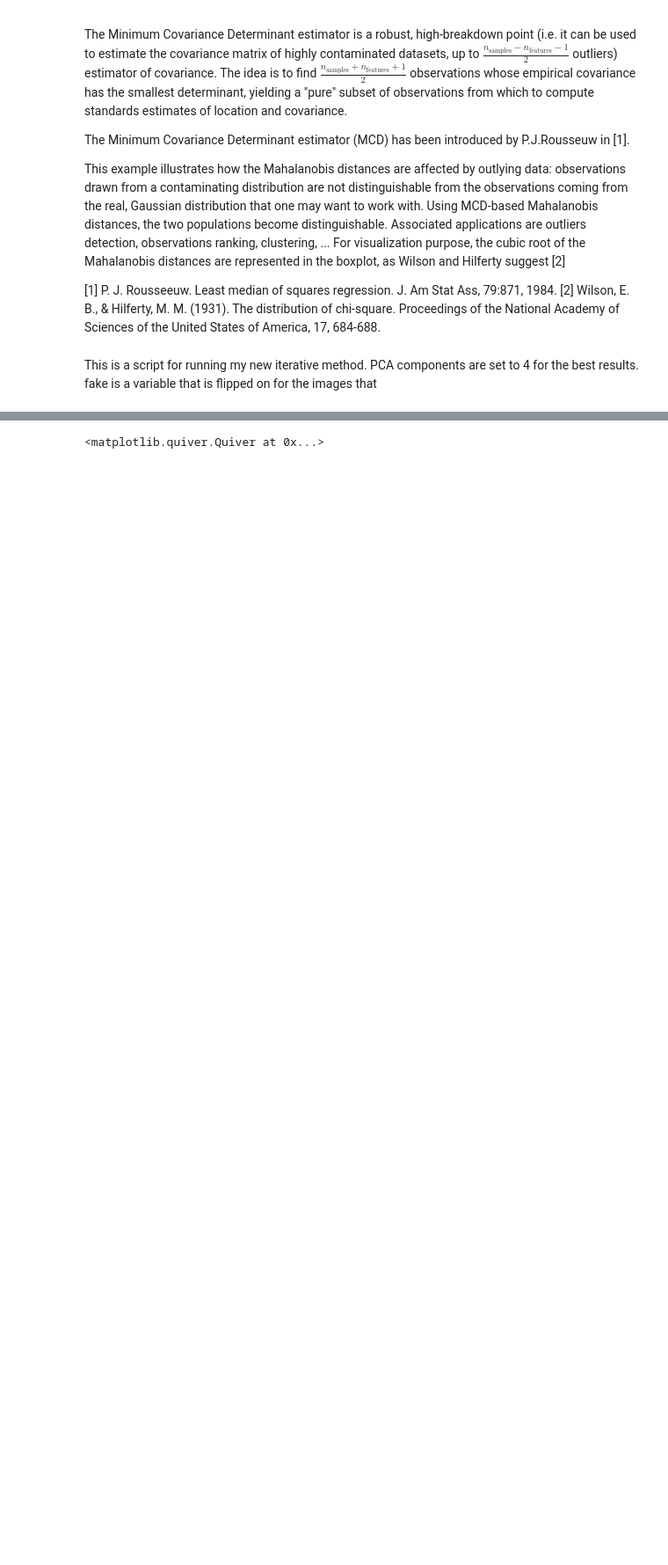
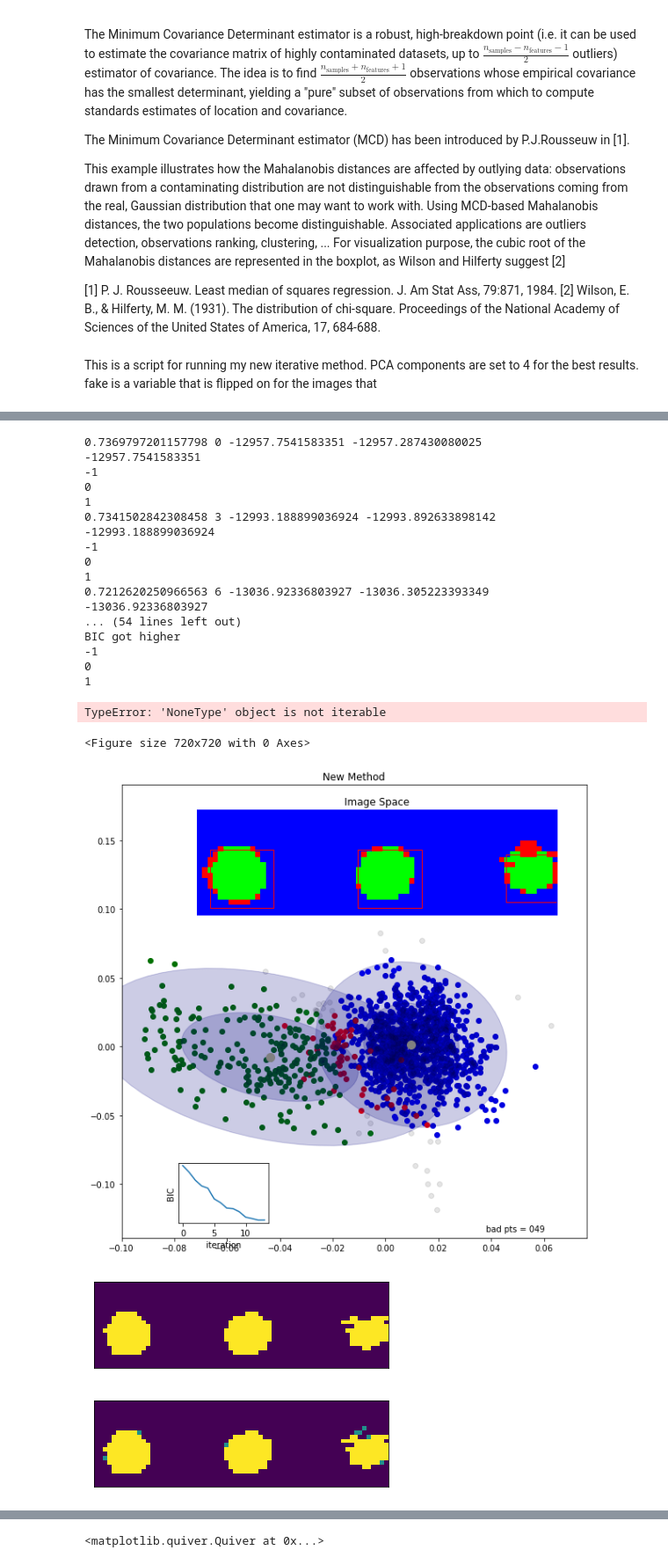
Before and after one commit to jerichooconnell/hdbscan, a Jupyter notebook: notebooks/plot_mahalanobis_distances.ipynb, the cells around one changed output, grey strips where cells are left out. Shown at 88% size. Saved outputs shown, nothing was run; the diff lists cells and outputs as text; code cells hidden in the pictures; blank space fills up the shorter version.

```diff
--- a/notebooks/plot_mahalanobis_distances.ipynb
+++ b/notebooks/plot_mahalanobis_distances.ipynb
@@ -64,4 +61,31 @@ The autoreload extension is already loaded. To reload it, use:
 # %%
 I = I_gmm()
+# %%
+arrowsU,arrowV = I.iterative_gmm(dataset='pp',savegif=True,title='01_good_run',
+                binary=True,mode='gauss',mode2='gmm',red='ica',nc = 2,v_and_1=True,
+                n_components=2,maxiter=20,thresh=0.97,covt='full')
+# %% [output]
+0.7369797201157798 0 -12957.7541583351 -12957.287430080025
+-12957.7541583351
+-1
+0
+1
+0.7341502842308458 3 -12993.188899036924 -12993.892633898142
+-12993.188899036924
+-1
+0
+1
+0.7212620250966563 6 -13036.92336803927 -13036.305223393349
+-13036.92336803927
+... (54 lines left out)
+BIC got higher
+-1
+0
+1
+TypeError: 'NoneType' object is not iterable
+<Figure size 720x720 with 0 Axes>
+[figure, added]
+[figure, added]
+[figure, added]
 # %%
 arrowsU,arrowV = I.iterative_gmm(dataset='bb',savegif=True,title='01_good_run',
```
Also changed, not shown: parts of 2 cells of this notebook, 17 other files.
